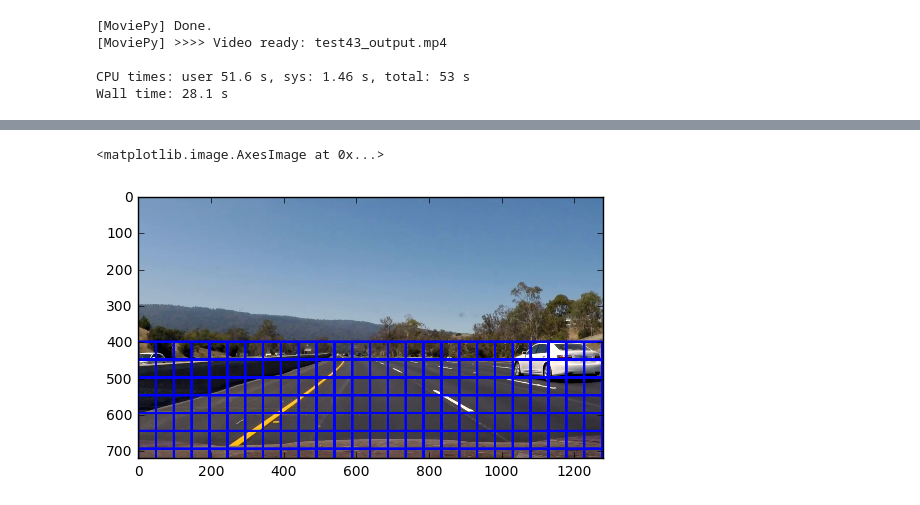
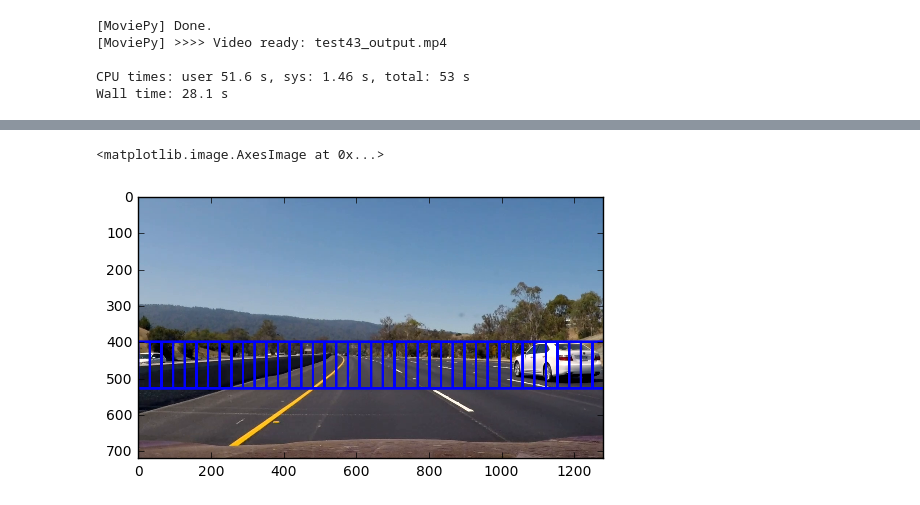
Before and after one commit to sirpsycho85/CarND-Vehicle-Detection, a Jupyter notebook: Scratch.ipynb, the cells around one changed output, grey strips where cells are left out. Drawn from its saved outputs; the diff is of its cells as text; code cells hidden in the pictures.

```diff
--- a/Scratch.ipynb
+++ b/Scratch.ipynb
@@ -793,17 +801,14 @@ plt.imshow(result)
 # %%
 clip0 = VideoFileClip('project_video.mp4')
 image = clip0.get_frame(10*25/25) # shape = (720,1280)
-
-# (75,75),(100,100),(125,125),(150,150),(200,200)
-# 72,96,128,160,196
-window_size = 196
-windows = slide_window(image, x_start_stop=[None, None], y_start_stop=[400, 400+window_size*2],
+window_size = 128
+windows = slide_window(image, x_start_stop=[None, None], y_start_stop=[400, 400+window_size],
                                 xy_window=(window_size,window_size), xy_overlap=(0.75, 0.75))
 image_boxes = draw_boxes(image, windows, color=(0, 0, 255), thick=6)
 plt.imshow(image_boxes)
 # %% [output]
 <matplotlib.image.AxesImage at 0x...>
-[figure, old version]
+[figure, new version]
 # %%
 # pipeline = Pipeline(xy_windows = [(50,50),(75,75),(100,100),(125,125),(150,150),(200,200)],
 #                         xy_overlap=(0.75, 0.75),
```
Also changed, not shown: parts of 3 cells of this notebook, 6 other files.
